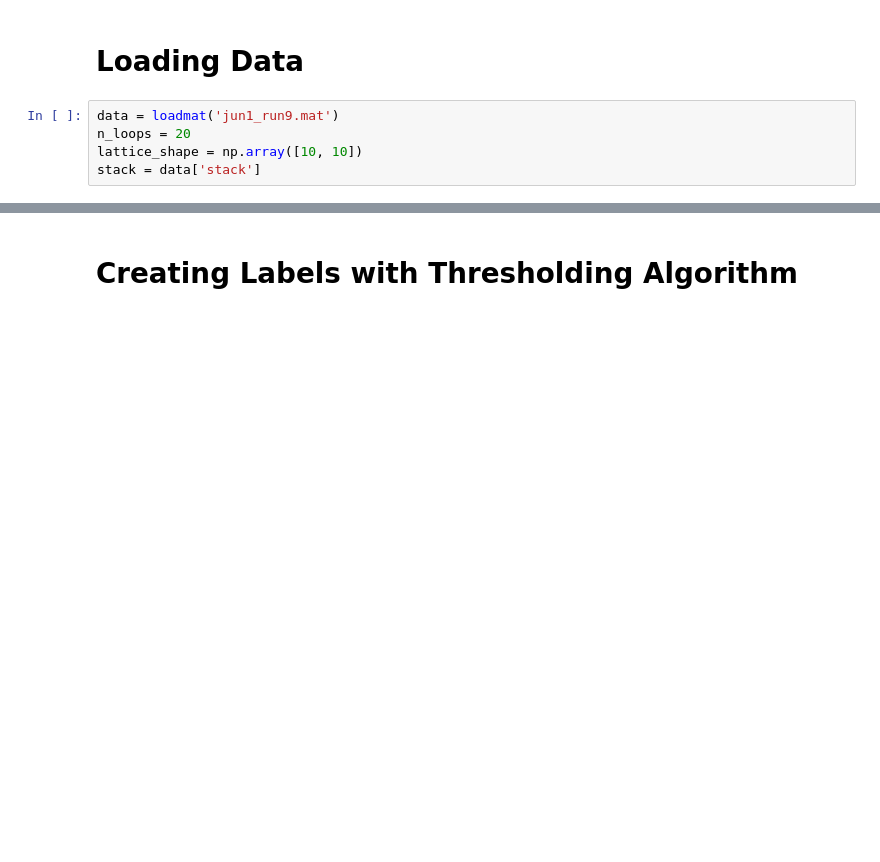
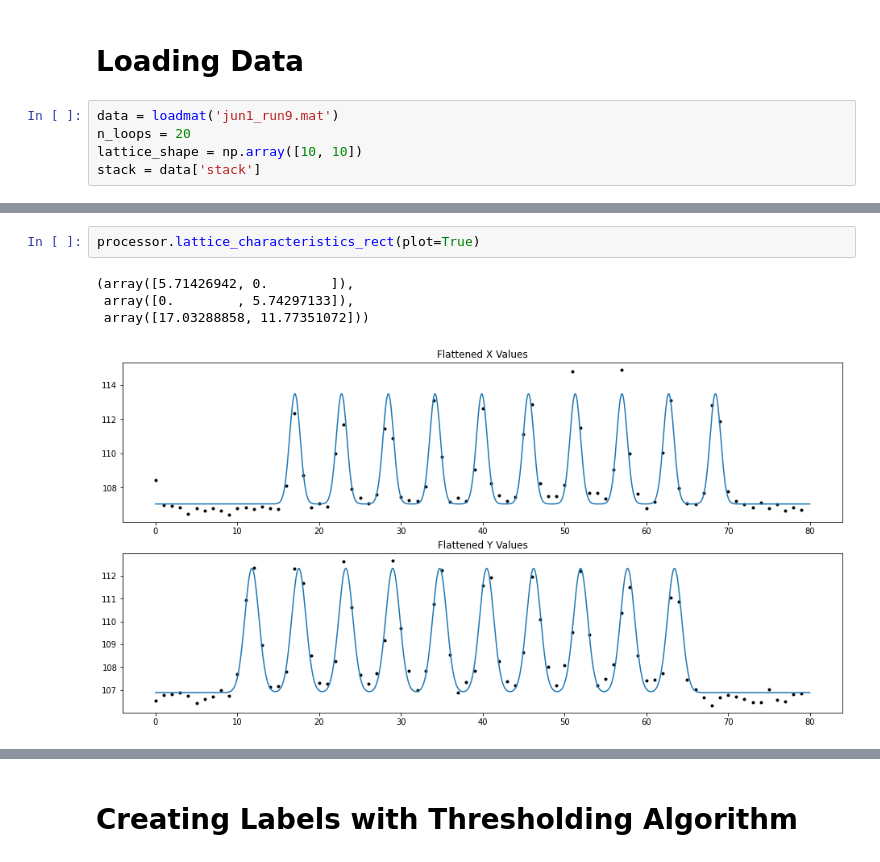
Before and after one commit to jack-mango/QURIP-thompsonlab-amo, a Jupyter notebook: ImagingSoftware/nondestructive image analysis.ipynb, the cells around one changed output, grey strips where cells are left out. Drawn from its saved outputs; the diff is of its cells as text; blank space fills up the shorter version.

```diff
--- a/ImagingSoftware/nondestructive image analysis.ipynb
+++ b/ImagingSoftware/nondestructive image analysis.ipynb
@@ -32,0 +32,7 @@ processor.plot()
+# %%
+processor.lattice_characteristics_rect(plot=True)
+# %% [output]
+(array([5.71426942, 0.        ]),
+ array([0.        , 5.74297133]),
+ array([17.03288858, 11.77351072]))
+[figure, added]
```
Also changed, not shown: parts of 39 cells of this notebook, 3 other files.
